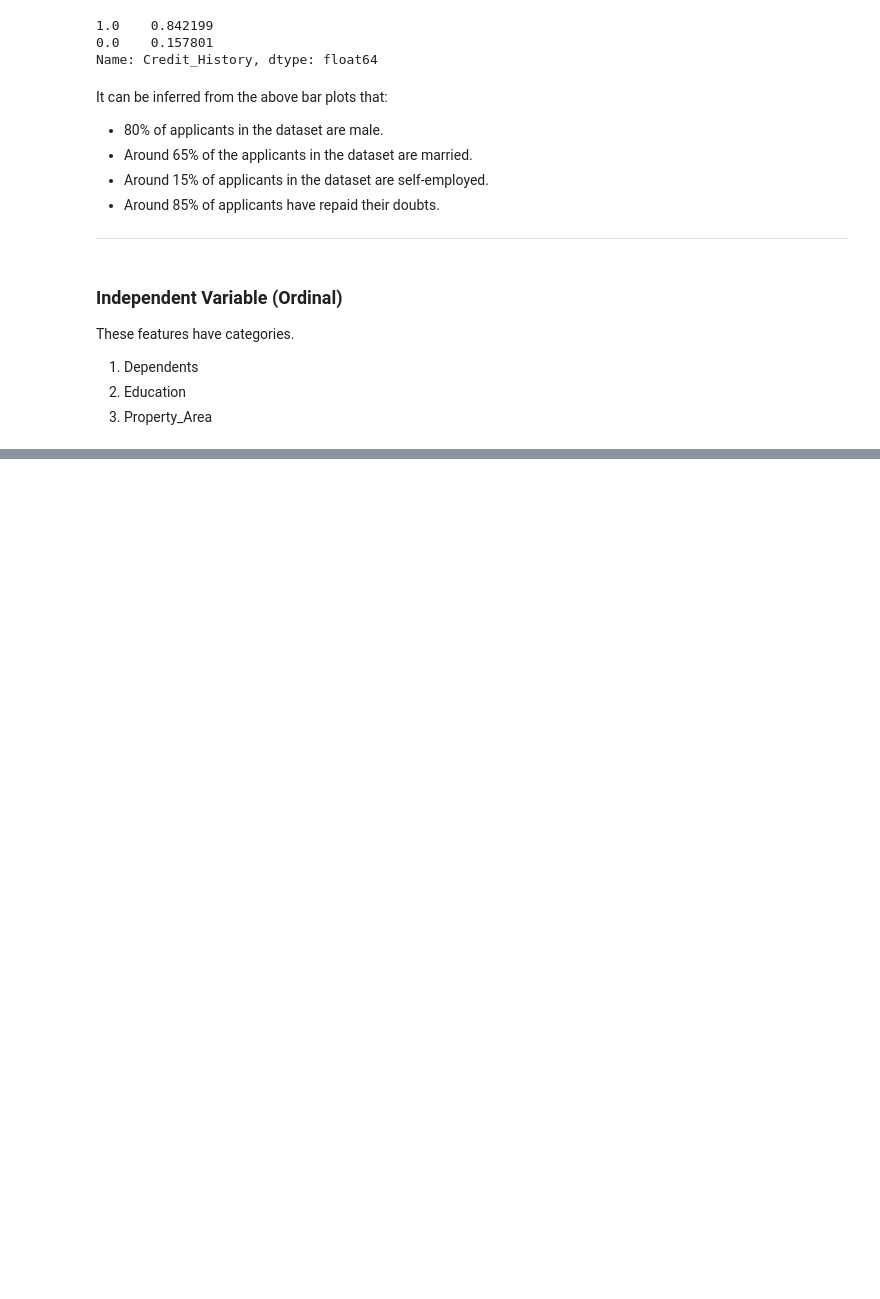
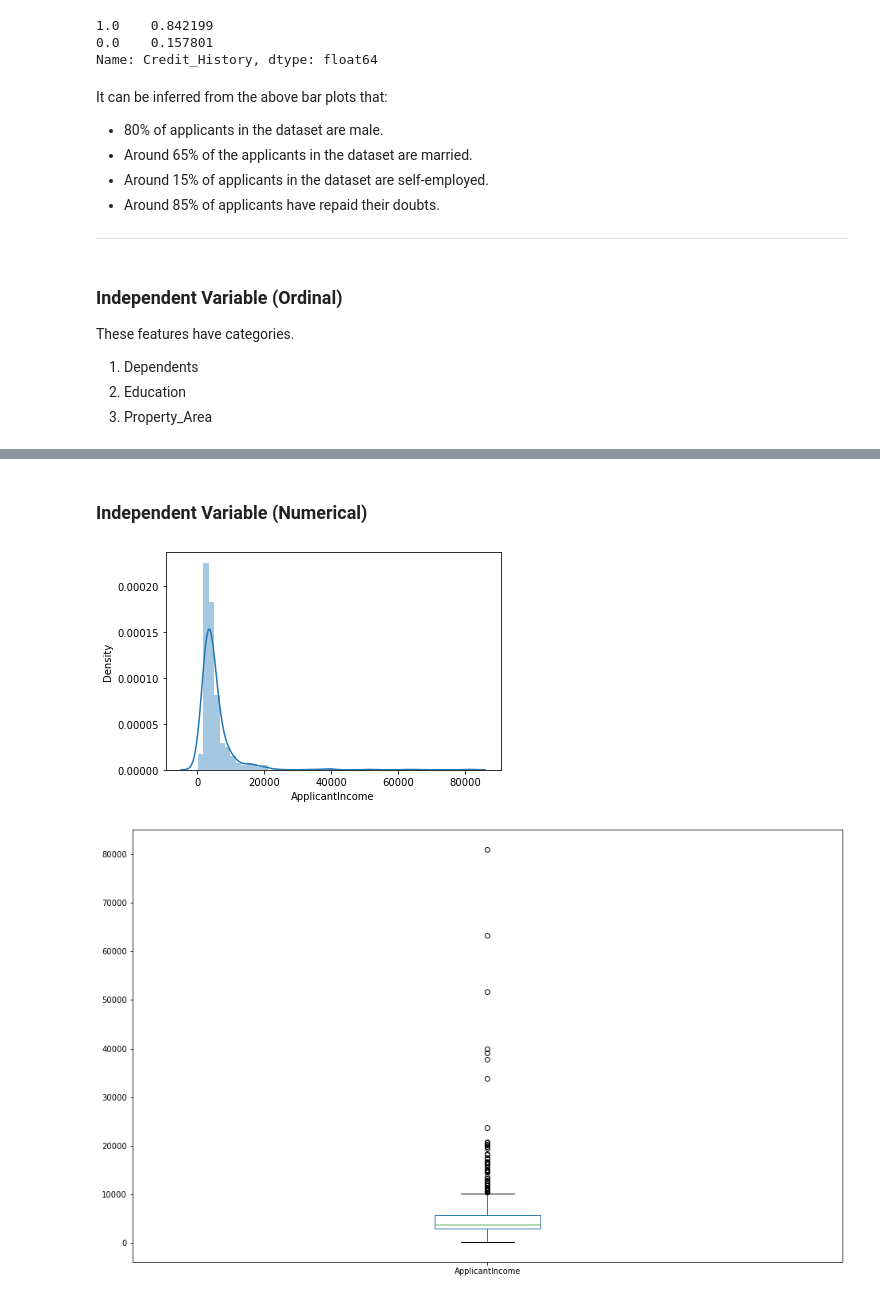
Before and after one commit to farisbashir/loan-eligibility-prediction, a Jupyter notebook: main.ipynb, the cells around one changed output, grey strips where cells are left out. Saved outputs shown, nothing was run; the diff lists cells and outputs as text; code cells hidden in the pictures; blank space fills up the shorter version.

Commit message:
Understanding data (Numerical)

```diff
--- a/main.ipynb
+++ b/main.ipynb
@@ -149,0 +186,10 @@ These features have categories.
+# %% [markdown]
+### Independent Variable (Numerical)
+# %%
+sns.distplot(train['ApplicantIncome'])
+plt.show()
+train['ApplicantIncome'].plot.box(figsize=(16,10))
+plt.show()
+# %% [output]
+[figure, added]
+[figure, added]
```
Also changed, not shown: parts of 11 cells of this notebook.
